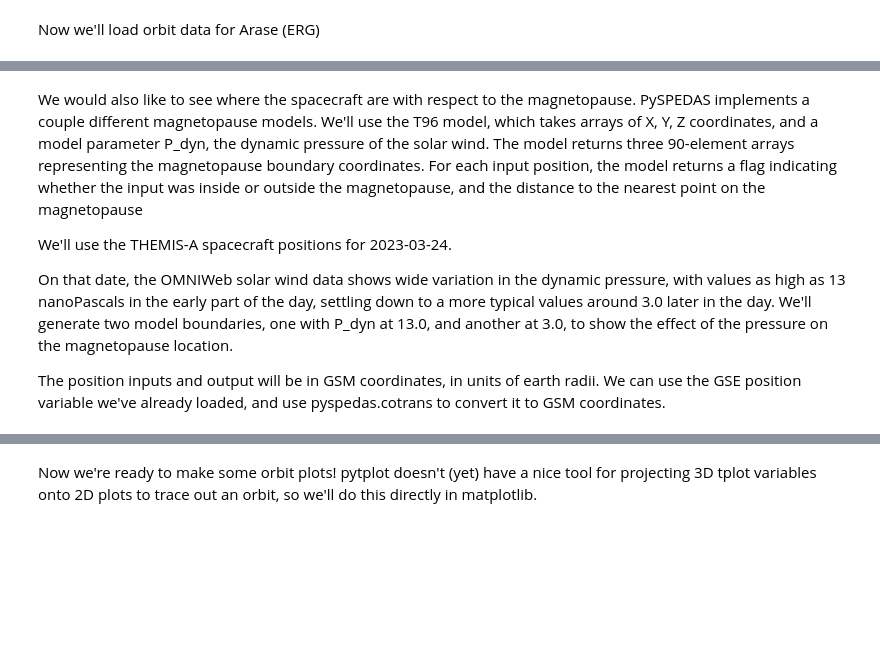
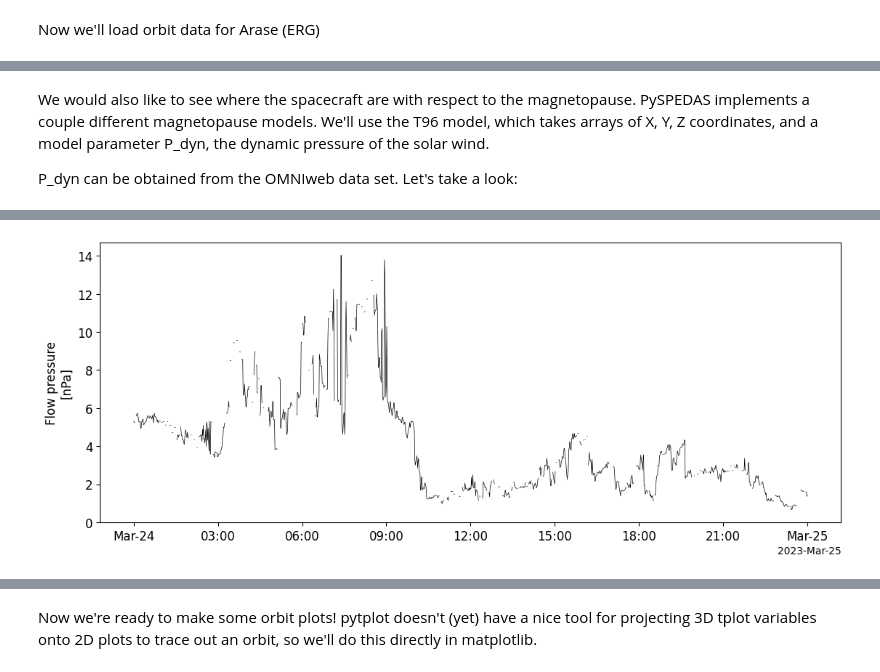
Before and after one commit to heliophysicsPy/summer-school-24, a Jupyter notebook: pyspedas-tutorial/MMS, THEMIS, Arase orbits 2023-03-24.ipynb, the cells around one changed output, grey strips where cells are left out. Drawn from its saved outputs; the diff is of its cells as text; code cells hidden in the pictures; blank space fills up the shorter version.

```diff
--- a/pyspedas-tutorial/MMS, THEMIS, Arase orbits 2023-03-24.ipynb
+++ b/pyspedas-tutorial/MMS, THEMIS, Arase orbits 2023-03-24.ipynb
@@ -93,15 +100,10 @@ Contact: erg-sc-core at isee.nagoya-u.ac.jp
 We would also like to see where the spacecraft are with respect to the magnetopause.
 PySPEDAS implements a couple different magnetopause models.  We'll use the T96 model,
 which takes arrays of X, Y, Z coordinates, and a model parameter P_dyn, the dynamic pressure
-of the solar wind. The model returns three 90-element arrays representing the magnetopause
-boundary coordinates. For each input position, the model returns a flag indicating whether the input
-was inside or outside the magnetopause, and the distance to the nearest point on the magnetopause
+of the solar wind.
 
-We'll use the THEMIS-A spacecraft positions for 2023-03-24.
-
-On that date, the OMNIWeb solar wind data shows wide variation in the dynamic pressure, with
-values as high as 13 nanoPascals in the early part of the day, settling down to a more typical
-values around 3.0 later in the day.   We'll generate two model boundaries, one with P_dyn at 13.0, and another at 3.0, to show the effect of the pressure on the magnetopause location.
-
-The position inputs and output will be in GSM coordinates, in units of earth radii.
-We can use the GSE position variable we've already loaded, and use pyspedas.cotrans to convert it to GSM coordinates.
+P_dyn can be obtained from the OMNIweb data set.  Let's take a look:
+# %%
+pyspedas.omni.data(trange=trange)
+tplot('Pressure')
+# %% [output]
@@ -107,0 +112 @@ We can use the GSE position variable we've already loaded, and use pyspedas.cotr
+[figure, added]
```
Also changed, not shown: parts of 11 cells of this notebook, 16 other files.
